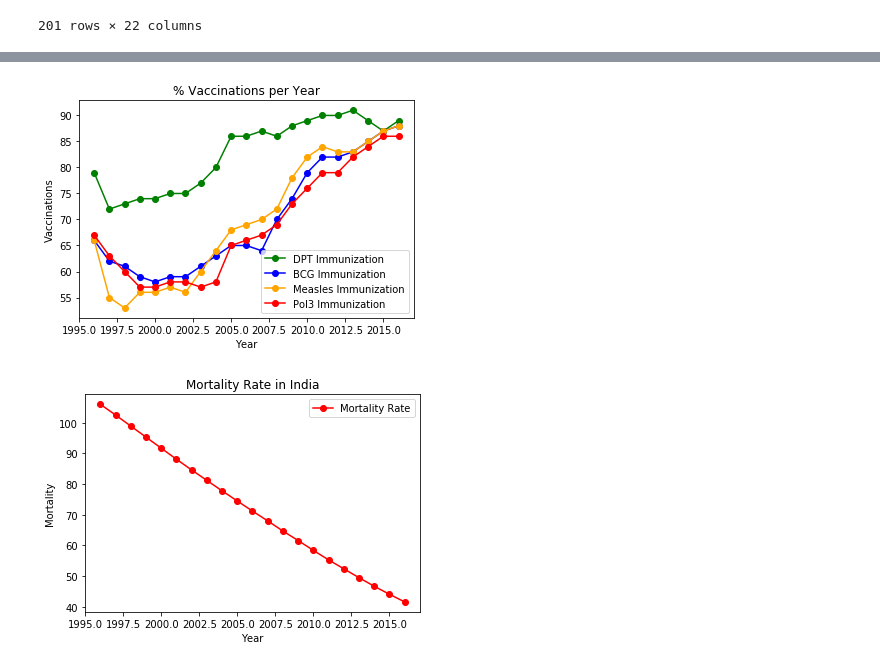
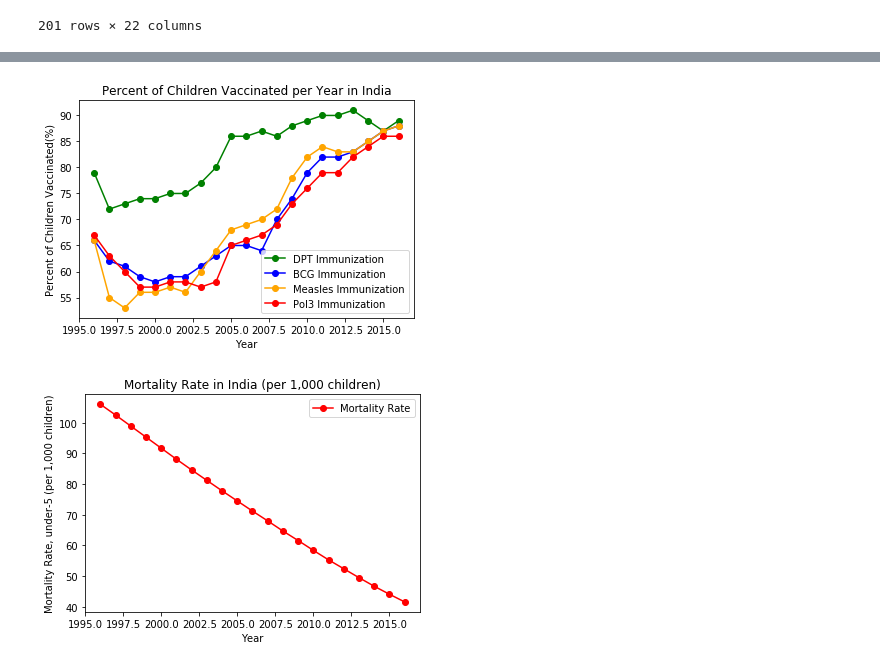
Before and after one commit to tranj8229/dss_sp19, a Jupyter notebook: World_Health_and_Nutrition_Project.ipynb, the cells around one changed output, grey strips where cells are left out. Cells and saved outputs as stored; diff of their text form; code cells hidden in the pictures.

Commit message:
finished India plots

```diff
--- a/World_Health_and_Nutrition_Project.ipynb
+++ b/World_Health_and_Nutrition_Project.ipynb
@@ -248,18 +248,18 @@ plt.plot(IIM_ind['Year'], IIM_ind['Immunization, BCG (% of children ages 12-23 m
 plt.plot(IIM_ind['Year'], IIM_ind['Immunization, measles (% of children ages 12-23 months)'], color='orange', marker='o', label = 'Measles Immunization')
 plt.plot(IIM_ind['Year'], IIM_ind['Immunization, Pol3 (% of one-year-old children)'], color='red', marker='o', label = 'Pol3 Immunization')
 plt.xlabel('Year')
-plt.ylabel('Vaccinations')
-plt.title('% Vaccinations per Year')
+plt.ylabel('Percent of Children Vaccinated(%)')
+plt.title('Percent of Children Vaccinated per Year in India')
 plt.legend(loc='lower right')
 plt.show()
 # %% [output]
-[figure, old version]
+[figure, new version]
 # %%
 plt.plot(IIM_ind['Year'], IIM_ind['Mortality rate, under-5 (per 1,000)'], color = 'red', marker='o', label = 'Mortality Rate')
 plt.xlabel('Year')
-plt.ylabel('Mortality')
-plt.title('Mortality Rate in India')
+plt.ylabel('Mortality Rate, under-5 (per 1,000 children)')
+plt.title('Mortality Rate in India (per 1,000 children)')
 plt.legend()
 plt.show()
 # %% [output]
-[figure, old version]
+[figure, new version]
```
